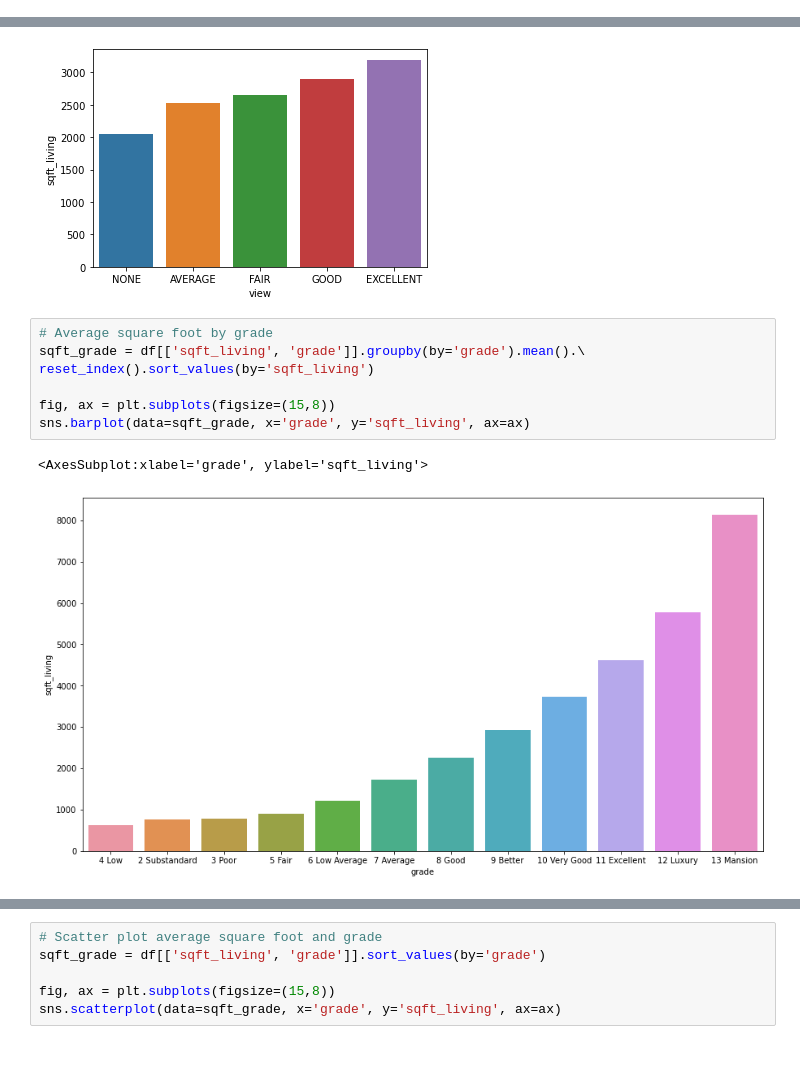
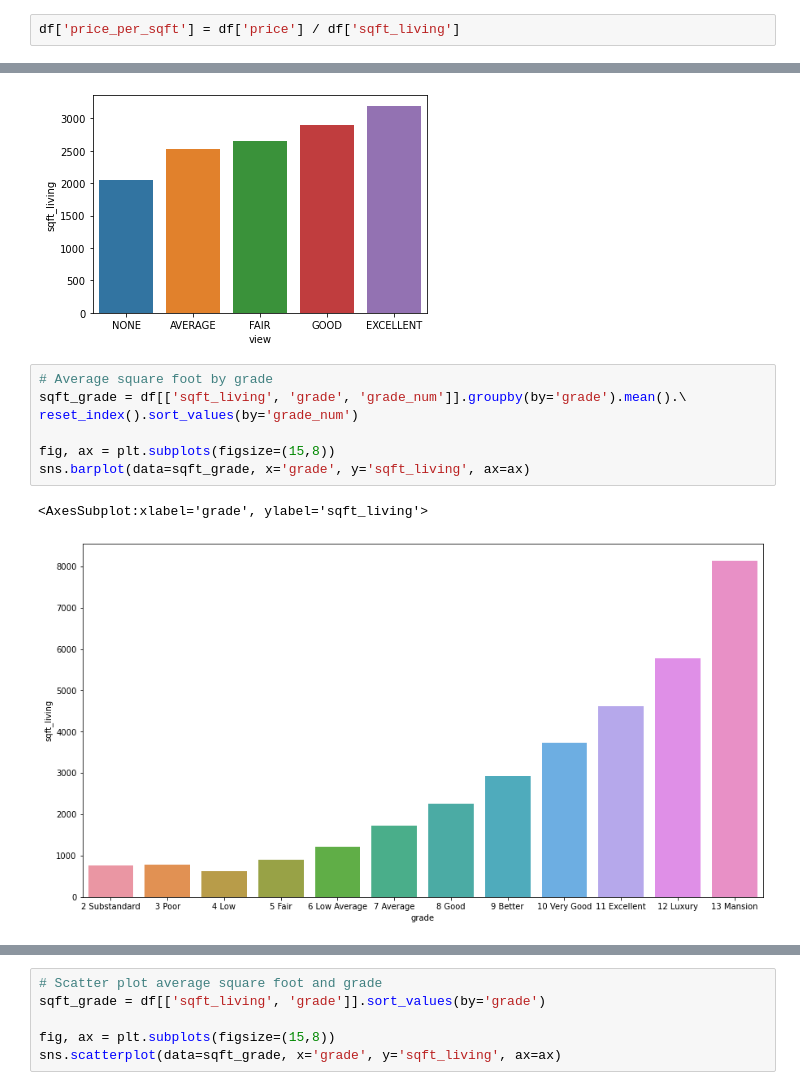
Before and after one commit to charlesmpan/SeattleHousingPricePredictor, a Jupyter notebook: Garrett_notebook.ipynb, the cells around one changed output, grey strips where cells are left out. Drawn from its saved outputs; the diff is of its cells as text; blank space fills up the shorter version.

```diff
--- a/Garrett_notebook.ipynb
+++ b/Garrett_notebook.ipynb
@@ -489,3 +493,5 @@ memory usage: 7.0+ MB
+# %%
+df['price_per_sqft'] = df['price'] / df['sqft_living']
 # %% [markdown]
 ## Exploratory Data Analysis
 # %%
@@ -578,11 +585,11 @@ sns.barplot(data=view_sqft, x='view', y='sqft_living')
 [figure]
 # %%
 # Average square foot by grade
-sqft_grade = df[['sqft_living', 'grade']].groupby(by='grade').mean().\
-reset_index().sort_values(by='sqft_living')
+sqft_grade = df[['sqft_living', 'grade', 'grade_num']].groupby(by='grade').mean().\
+reset_index().sort_values(by='grade_num')
 
 fig, ax = plt.subplots(figsize=(15,8))
 sns.barplot(data=sqft_grade, x='grade', y='sqft_living', ax=ax)
 # %% [output]
 <AxesSubplot:xlabel='grade', ylabel='sqft_living'>
-[figure, old version]
+[figure, new version]
```
Also changed, not shown: parts of 31 cells of this notebook, 1 other file.
